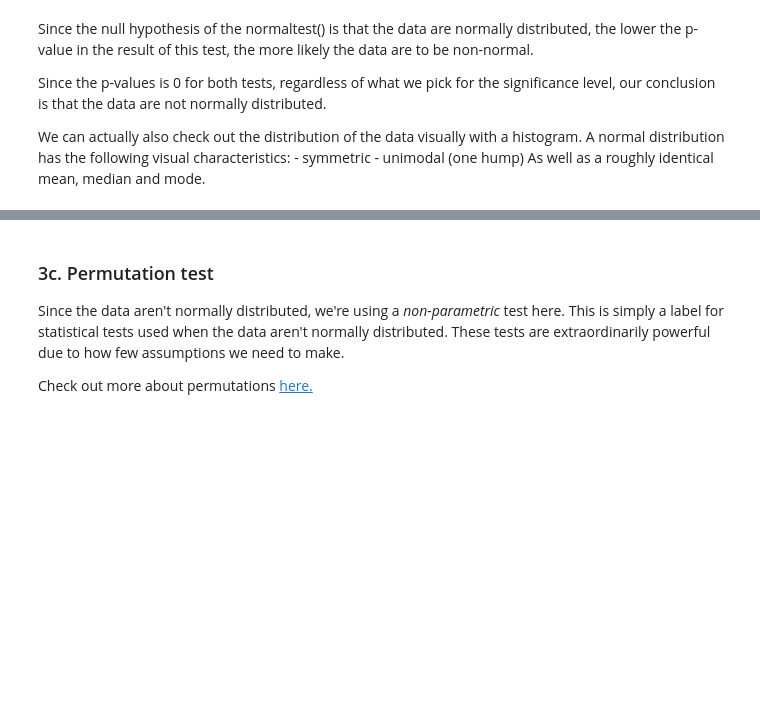
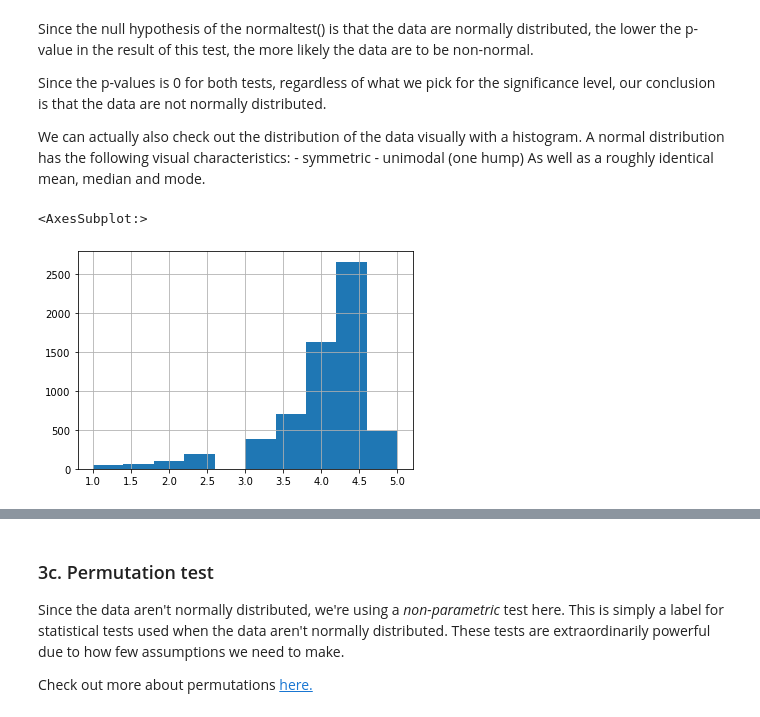
Before and after one commit to ChadDelany/Apps_Case_Study, a Jupyter notebook: Project Files/Springboard Apps project - Tier 3 - Complete.ipynb, the cells around one changed output, grey strips where cells are left out. Drawn from its saved outputs; the diff is of its cells as text; code cells hidden in the pictures; blank space fills up the shorter version.

```diff
--- a/Project Files/Springboard Apps project - Tier 3 - Complete.ipynb
+++ b/Project Files/Springboard Apps project - Tier 3 - Complete.ipynb
@@ -440,4 +440,9 @@ There are many different statistical tests, all with different assumptions. You'
 # %%
 # Create a subset of the column 'Rating' by the different platforms.
 # Call the subsets 'apple' and 'google'
-_ _ _
+Rating = df['Rating']
+apple = Rating[df['Platform'] == 'apple']
+# apple.head(5)
+
+google = Rating[df['Platform'] == 'google']
+# google.head(5)
@@ -461,6 +470,9 @@ We can actually also check out the distribution of the data visually with a hist
 As well as a roughly identical mean, median and mode.
 # %%
 # Create a histogram of the apple reviews distribution
-_ _ _
+apple.hist()
+# %% [output]
+<AxesSubplot:>
+[figure, added]
 # %%
 # Create a histogram of the google data
```
Also changed, not shown: parts of 8 cells of this notebook.
